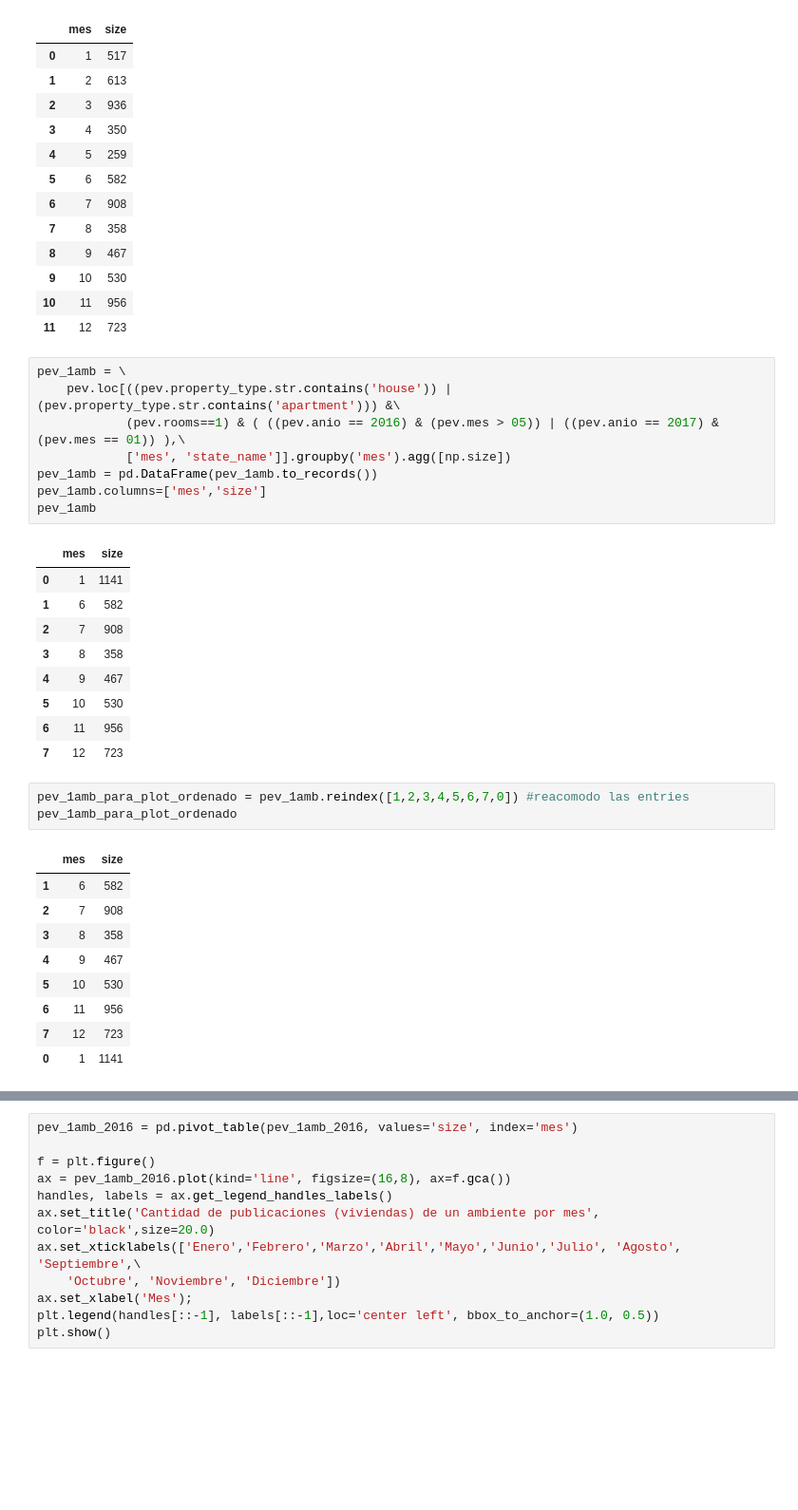
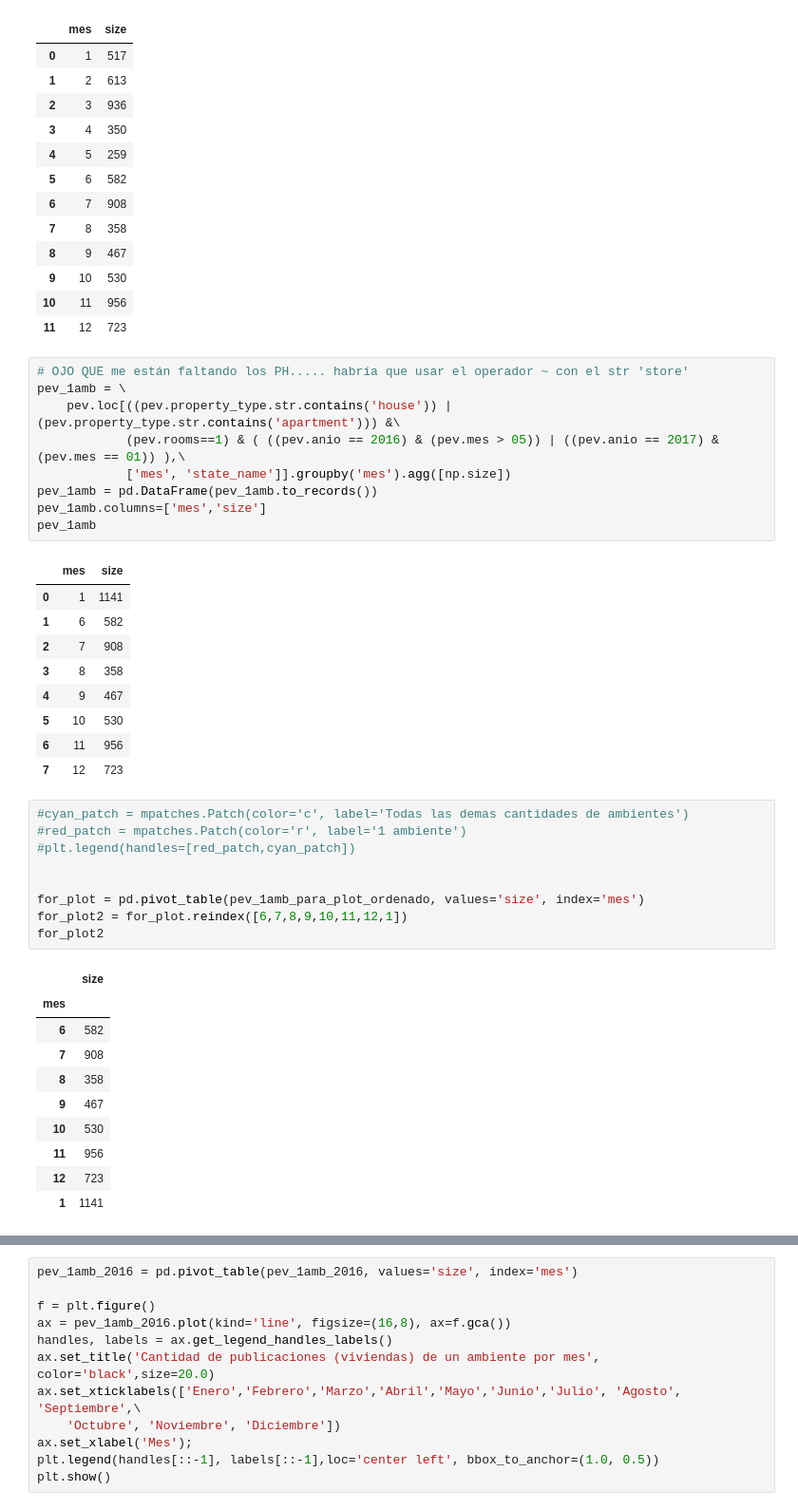
Before and after one commit to nicolaslongo/datos-TP1, a Jupyter notebook: Tendencia o crisis habitacional.ipynb, the cells around one changed output, grey strips where cells are left out. Shown: that part at 95% size. Cells and saved outputs as stored; diff of their text form; blank space fills up the shorter version.

```diff
--- a/Tendencia o crisis habitacional.ipynb
+++ b/Tendencia o crisis habitacional.ipynb
@@ -181,6 +182,7 @@ pev_1amb_2016
 | 10 | 11 | 956 |
 | 11 | 12 | 723 |
 # %%
+# OJO QUE me están faltando los PH..... habría que usar el operador ~ con el str 'store'
 pev_1amb = \
     pev.loc[((pev.property_type.str.contains('house')) | (pev.property_type.str.contains('apartment'))) &\
             (pev.rooms==1) & ( ((pev.anio == 2016) & (pev.mes > 05)) | ((pev.anio == 2017) &(pev.mes == 01)) ),\
@@ -198,17 +200,24 @@ pev_1amb
 | 5 | 10 | 530 |
 | 6 | 11 | 956 |
 | 7 | 12 | 723 |
-# %%
-pev_1amb_para_plot_ordenado = pev_1amb.reindex([1,2,3,4,5,6,7,0]) #reacomodo las entries
-pev_1amb_para_plot_ordenado
-# %% [output]
-|  | mes | size |
-| 1 | 6 | 582 |
-| 2 | 7 | 908 |
-| 3 | 8 | 358 |
-| 4 | 9 | 467 |
-| 5 | 10 | 530 |
-| 6 | 11 | 956 |
-| 7 | 12 | 723 |
-| 0 | 1 | 1141 |
+# %%
+#cyan_patch = mpatches.Patch(color='c', label='Todas las demas cantidades de ambientes')
+#red_patch = mpatches.Patch(color='r', label='1 ambiente')
+#plt.legend(handles=[red_patch,cyan_patch])
+
+
+for_plot = pd.pivot_table(pev_1amb_para_plot_ordenado, values='size', index='mes')
+for_plot2 = for_plot.reindex([6,7,8,9,10,11,12,1])
+for_plot2
+# %% [output]
+|  | size |
+| mes |  |
+| 6 | 582 |
+| 7 | 908 |
+| 8 | 358 |
+| 9 | 467 |
+| 10 | 530 |
+| 11 | 956 |
+| 12 | 723 |
+| 1 | 1141 |
 # %%
```
Also changed, not shown: parts of 4 cells of this notebook, 3 other files.
